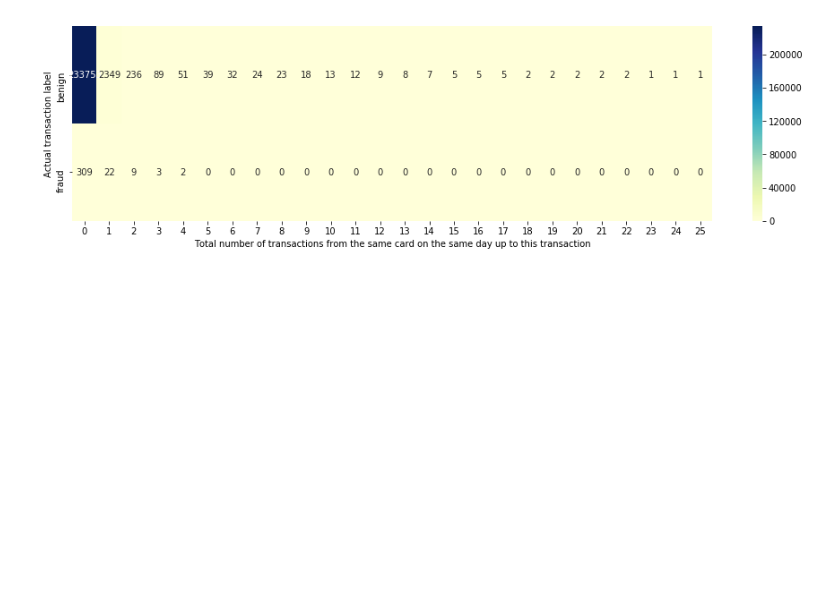
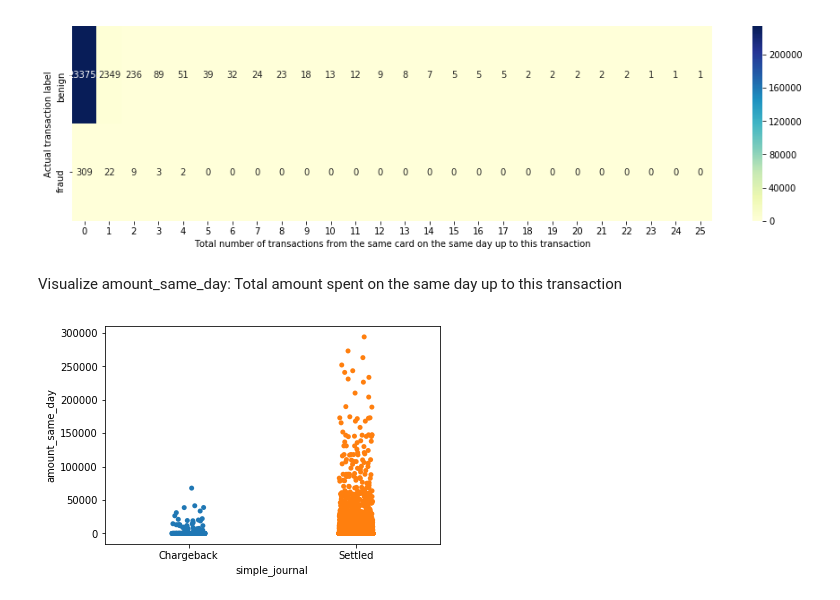
Before and after one commit to sirpandemona/CDA, a Jupyter notebook: Exercise 1/visualization.ipynb, the cells around one changed output. Drawn from its saved outputs; the diff is of its cells as text; code cells hidden in the pictures; blank space fills up the shorter version.

```diff
--- a/Exercise 1/visualization.ipynb
+++ b/Exercise 1/visualization.ipynb
@@ -305,3 +286,13 @@ fraud  ...   0.0  0.0  0.0  0.0  0.0  0.0  0.0  0.0  0.0  0.0
 
 [2 rows x 26 columns]
 [figure]
+# %% [markdown]
+Visualize amount_same_day: Total amount spent on the same day up to this transaction
+# %%
+def show_amount_same_day(df):
+    sns.stripplot(x='simple_journal', y='amount_same_day', data=df)
+    plt.show()
+
+show_amount_same_day(df)
+# %% [output]
+[figure, added]
```
Also changed, not shown: parts of 4 cells of this notebook, 1 other file.
